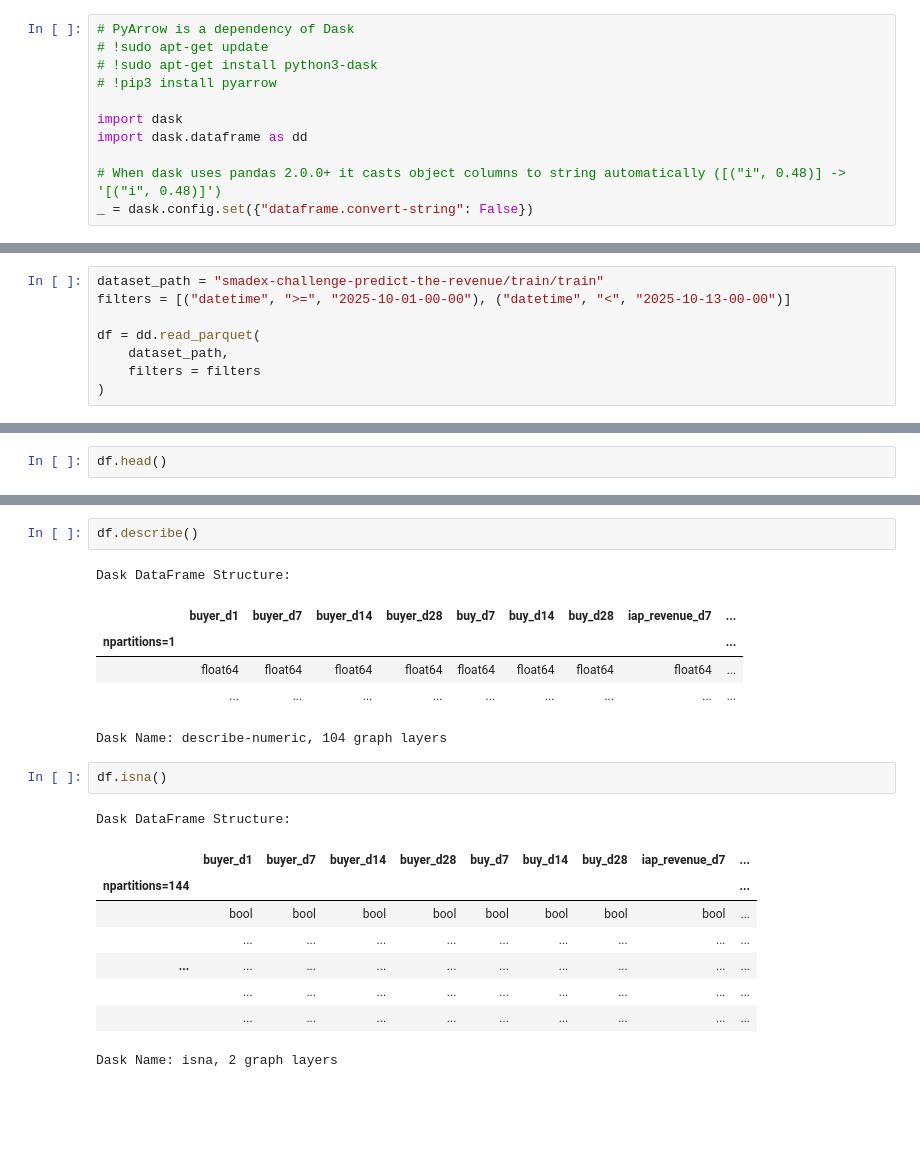
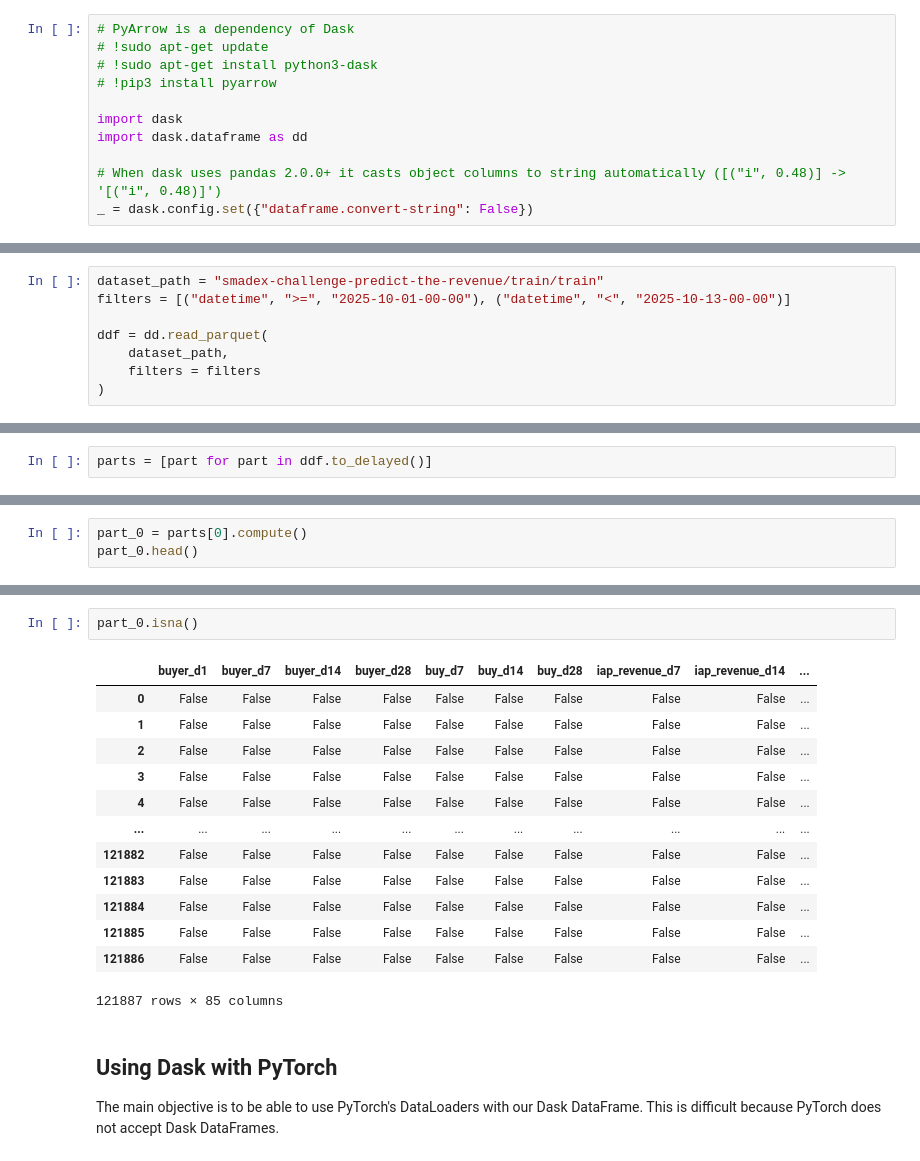
Before and after one commit to MartiGilComas/Datathon2025, a Jupyter notebook: dask-101.ipynb, the cells around one changed output, grey strips where cells are left out. Saved outputs shown, nothing was run; the diff lists cells and outputs as text; blank space fills up the shorter version.

```diff
--- a/dask-101.ipynb
+++ b/dask-101.ipynb
@@ -17,7 +17,7 @@ Dask Dataframes are just collections of Pandas Dataframes.
 dataset_path = "smadex-challenge-predict-the-revenue/train/train"
 filters = [("datetime", ">=", "2025-10-01-00-00"), ("datetime", "<", "2025-10-13-00-00")]
 
-df = dd.read_parquet(
+ddf = dd.read_parquet(
     dataset_path,
     filters = filters
 )
@@ -24,2 +52,2 @@ df = dd.read_parquet(
 # %%
-df.head()
+parts = [part for part in ddf.to_delayed()]
@@ -33,0 +56,3 @@ df.head()
+# %%
+part_0 = parts[0].compute()
+part_0.head()
@@ -34,21 +86,20 @@ df.head()
 # %%
-df.describe()
+part_0.isna()
 # %% [output]
+|  | buyer_d1 | buyer_d7 | buyer_d14 | buyer_d28 | buy_d7 | buy_d14 | buy_d28 | iap_revenue_d7 | iap_revenue_d14 | ... |
+| 0 | False | False | False | False | False | False | False | False | False | ... |
+| 1 | False | False | False | False | False | False | False | False | False | ... |
+| 2 | False | False | False | False | False | False | False | False | False | ... |
+| 3 | False | False | False | False | False | False | False | False | False | ... |
+| 4 | False | False | False | False | False | False | False | False | False | ... |
+| ... | ... | ... | ... | ... | ... | ... | ... | ... | ... | ... |
+| 121882 | False | False | False | False | False | False | False | False | False | ... |
+| 121883 | False | False | False | False | False | False | False | False | False | ... |
+| 121884 | False | False | False | False | False | False | False | False | False | ... |
+| 121885 | False | False | False | False | False | False | False | False | False | ... |
+| 121886 | False | False | False | False | False | False | False | False | False | ... |
-Dask DataFrame Structure:
+121887 rows × 85 columns
-|  | buyer_d1 | buyer_d7 | buyer_d14 | buyer_d28 | buy_d7 | buy_d14 | buy_d28 | iap_revenue_d7 | ... |
-| npartitions=1 |  |  |  |  |  |  |  |  | ... |
-|  | float64 | float64 | float64 | float64 | float64 | float64 | float64 | float64 | ... |
-|  | ... | ... | ... | ... | ... | ... | ... | ... | ... |
-Dask Name: describe-numeric, 104 graph layers
-# %%
-df.isna()
-# %% [output]
-Dask DataFrame Structure:
-|  | buyer_d1 | buyer_d7 | buyer_d14 | buyer_d28 | buy_d7 | buy_d14 | buy_d28 | iap_revenue_d7 | ... |
-| npartitions=144 |  |  |  |  |  |  |  |  | ... |
-|  | bool | bool | bool | bool | bool | bool | bool | bool | ... |
-|  | ... | ... | ... | ... | ... | ... | ... | ... | ... |
-| ... | ... | ... | ... | ... | ... | ... | ... | ... | ... |
-|  | ... | ... | ... | ... | ... | ... | ... | ... | ... |
-|  | ... | ... | ... | ... | ... | ... | ... | ... | ... |
-Dask Name: isna, 2 graph layers
+# %% [markdown]
+## Using Dask with PyTorch
+
+The main objective is to be able to use PyTorch's DataLoaders with our Dask DataFrame. This is difficult because PyTorch does not accept Dask DataFrames.
```
Also changed, not shown: parts of 17 cells of this notebook.
